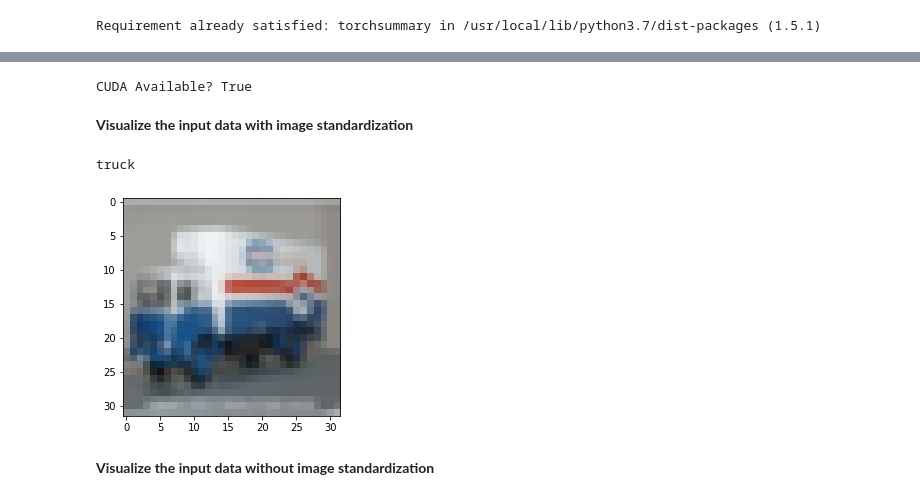
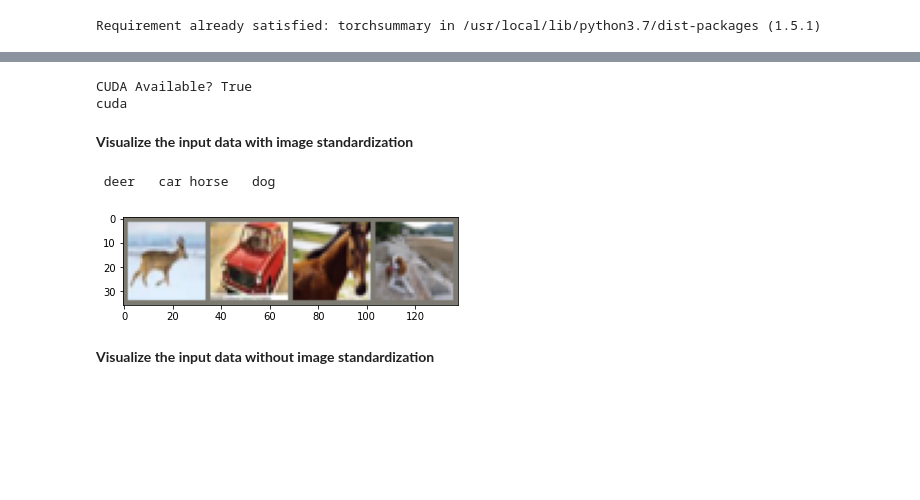
Before and after one commit to raghunadh-eva/eva6, a Jupyter notebook: S7_ASSIGNMENT/MODELS.ipynb, the cells around one changed output, grey strips where cells are left out. Saved outputs shown, nothing was run; the diff lists cells and outputs as text; code cells hidden in the pictures; blank space fills up the shorter version.

```diff
--- a/S7_ASSIGNMENT/MODELS.ipynb
+++ b/S7_ASSIGNMENT/MODELS.ipynb
@@ -64,10 +62,14 @@ torch.manual_seed(SEED)
 if cuda:
   torch.cuda.manual_seed(SEED)
 
+device = torch.device("cuda" if cuda else "cpu")
+print(device)
+
 dataloader_args = dict(shuffle=True, batch_size=128, num_workers=2, pin_memory=True) if cuda else dict(shuffle=True, batch_size=64)
 #Why change batch_size for CPU - since it should not matter
 
 train_loader = torch.utils.data.DataLoader(train, **dataloader_args)
+
 
 test_loader  = torch.utils.data.DataLoader(test, **dataloader_args)
 
@@ -77,30 +79,33 @@ classes = ('plane', 'car', 'bird', 'cat',
 ##Why shuffle=false in the example provided ?
 # %% [output]
 CUDA Available? True
+cuda
 # %% [markdown]
 **Visualize the input data with image standardization**
 # %%
+image_loader = torch.utils.data.DataLoader(train, shuffle=True,batch_size=4)
+
 def imshow(img):
     npimg = img.numpy()
     npimg[0] = (npimg[0] * 0.247) + 0.4914
     npimg[1] = (npimg[1] * 0.2435) + 0.4822
     npimg[2] = (npimg[2] * 0.2616) + 0.4465
     #we can use this directly but simply converting to tensor and converting back
     timg = torch.from_numpy(npimg)
     nimg = timg.numpy()
     plt.imshow(np.transpose(nimg, (1, 2, 0)))
 
 # get some random training images
-dataiter = iter(train_loader)
+dataiter = iter(image_loader)
 images, labels = dataiter.next()
 
 # show images
-imshow(torchvision.utils.make_grid(images[10]))
-print(classes[labels[10]])
-#print(' '.join('%5s' % classes[labels[j]] for j in range(128)))
+imshow(torchvision.utils.make_grid(images))
+#print(classes[labels[10]])
+print(' '.join('%5s' % classes[labels[j]] for j in range(4)))
 # %% [output]
-truck
+ deer   car horse   dog
-[figure, old version]
+[figure, new version]
 # %% [markdown]
 **Visualize the input data without image standardization**
 # %%
```
Also changed, not shown: parts of 11 cells of this notebook.
